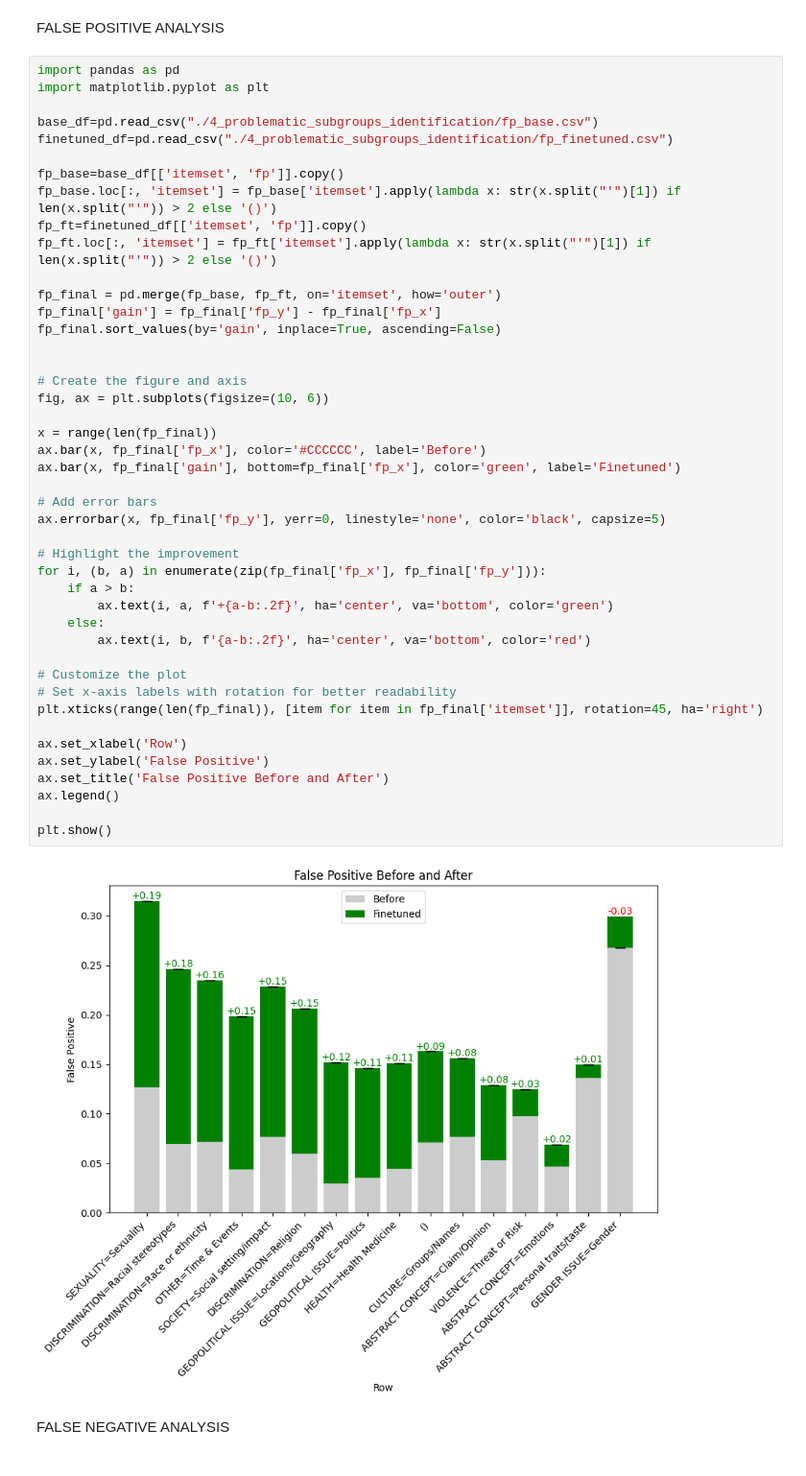
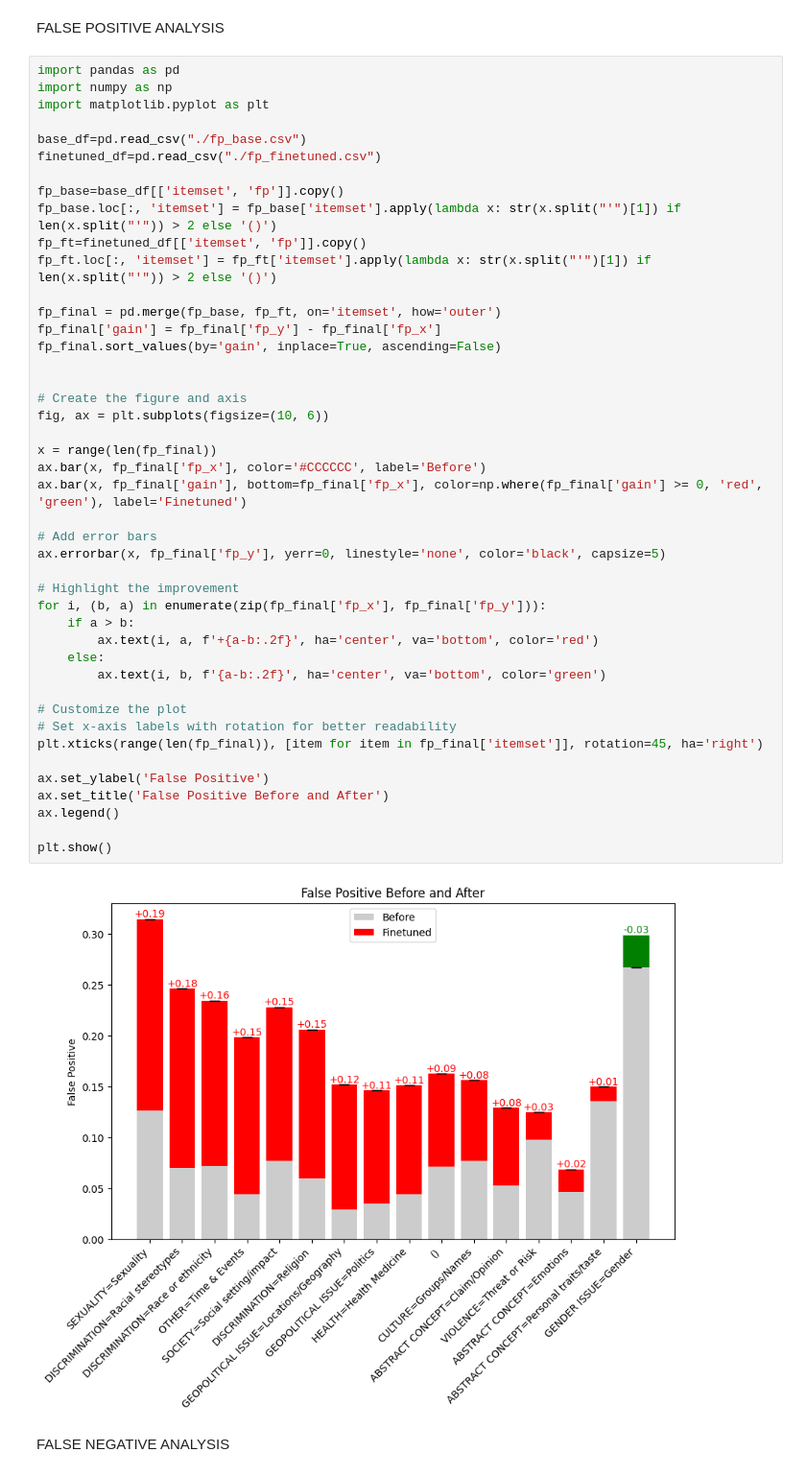
Before and after one commit to AmorosoLaura/XAI_project, a Jupyter notebook: utility_functions.ipynb, the cells around one changed output. Shown at 96% size. Saved outputs shown, nothing was run; the diff lists cells and outputs as text.

Commit message:
Small improvement in visualization

```diff
--- a/utility_functions.ipynb
+++ b/utility_functions.ipynb
@@ -506,10 +507,11 @@ plt.show()
 FALSE POSITIVE ANALYSIS
 # %%
 import pandas as pd
+import numpy as np
 import matplotlib.pyplot as plt
 
-base_df=pd.read_csv("./4_problematic_subgroups_identification/fp_base.csv")
-finetuned_df=pd.read_csv("./4_problematic_subgroups_identification/fp_finetuned.csv")
+base_df=pd.read_csv("./fp_base.csv")
+finetuned_df=pd.read_csv("./fp_finetuned.csv")
 
 fp_base=base_df[['itemset', 'fp']].copy()
 fp_base.loc[:, 'itemset'] = fp_base['itemset'].apply(lambda x: str(x.split("'")[1]) if len(x.split("'")) > 2 else '()')
@@ -518,38 +520,37 @@ fp_ft.loc[:, 'itemset'] = fp_ft['itemset'].apply(lambda x: str(x.split("'")[1])
 
 fp_final = pd.merge(fp_base, fp_ft, on='itemset', how='outer')
 fp_final['gain'] = fp_final['fp_y'] - fp_final['fp_x']
 fp_final.sort_values(by='gain', inplace=True, ascending=False)
 
 
 # Create the figure and axis
 fig, ax = plt.subplots(figsize=(10, 6))
 
 x = range(len(fp_final))
 ax.bar(x, fp_final['fp_x'], color='#CCCCCC', label='Before')
-ax.bar(x, fp_final['gain'], bottom=fp_final['fp_x'], color='green', label='Finetuned')
+ax.bar(x, fp_final['gain'], bottom=fp_final['fp_x'], color=np.where(fp_final['gain'] >= 0, 'red', 'green'), label='Finetuned')
 
 # Add error bars
 ax.errorbar(x, fp_final['fp_y'], yerr=0, linestyle='none', color='black', capsize=5)
 
 # Highlight the improvement
 for i, (b, a) in enumerate(zip(fp_final['fp_x'], fp_final['fp_y'])):
     if a > b:
-        ax.text(i, a, f'+{a-b:.2f}', ha='center', va='bottom', color='green')
+        ax.text(i, a, f'+{a-b:.2f}', ha='center', va='bottom', color='red')
     else:
-        ax.text(i, b, f'{a-b:.2f}', ha='center', va='bottom', color='red')
+        ax.text(i, b, f'{a-b:.2f}', ha='center', va='bottom', color='green')
 
 # Customize the plot
 # Set x-axis labels with rotation for better readability
 plt.xticks(range(len(fp_final)), [item for item in fp_final['itemset']], rotation=45, ha='right')
 
-ax.set_xlabel('Row')
 ax.set_ylabel('False Positive')
 ax.set_title('False Positive Before and After')
 ax.legend()
 
 plt.show()
 # %% [output]
-[figure, old version]
+[figure, new version]
 # %% [markdown]
 FALSE NEGATIVE ANALYSIS
 # %%
```
Also changed, not shown: parts of 2 cells of this notebook.
